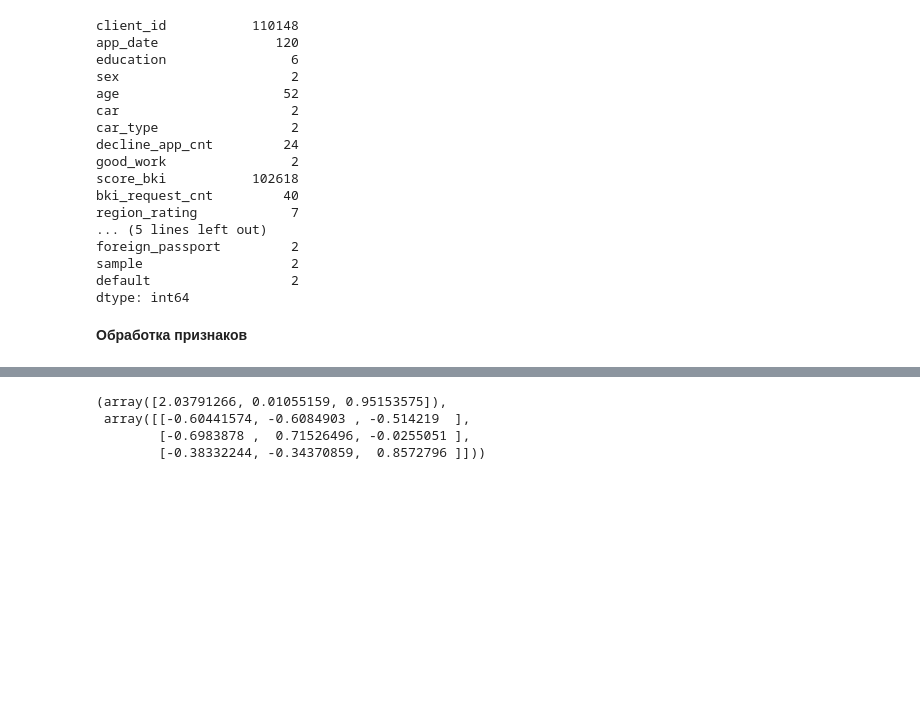
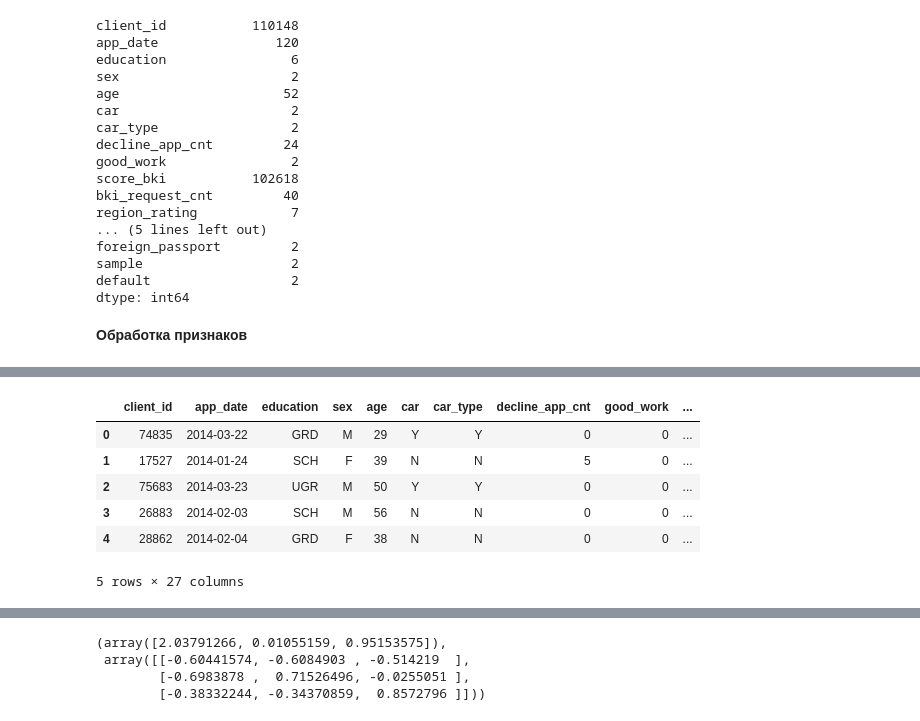
Before and after one commit to AlexandraGVZ/Skillfactory_Tasks, a Jupyter notebook: module_5/Project_5_Alexandra_Gvozdeva_V71.ipynb, the cells around one changed output, grey strips where cells are left out. Drawn from its saved outputs; the diff is of its cells as text; code cells hidden in the pictures; blank space fills up the shorter version.

```diff
--- a/module_5/Project_5_Alexandra_Gvozdeva_V38.ipynb
+++ b/module_5/Project_5_Alexandra_Gvozdeva_V71.ipynb
@@ -203,0 +385,10 @@ data.drop(columns=['app_year'], inplace=True)
+# %%
+data.head()
+# %% [output]
+|  | client_id | app_date | education | sex | age | car | car_type | decline_app_cnt | good_work | ... |
+| 0 | 74835 | 2014-03-22 | GRD | M | 29 | Y | Y | 0 | 0 | ... |
+| 1 | 17527 | 2014-01-24 | SCH | F | 39 | N | N | 5 | 0 | ... |
+| 2 | 75683 | 2014-03-23 | UGR | M | 50 | Y | Y | 0 | 0 | ... |
+| 3 | 26883 | 2014-02-03 | SCH | M | 56 | N | N | 0 | 0 | ... |
+| 4 | 28862 | 2014-02-04 | GRD | F | 38 | N | N | 0 | 0 | ... |
+5 rows × 27 columns
```
Also changed, not shown: parts of 59 cells of this notebook, 2 other files.
